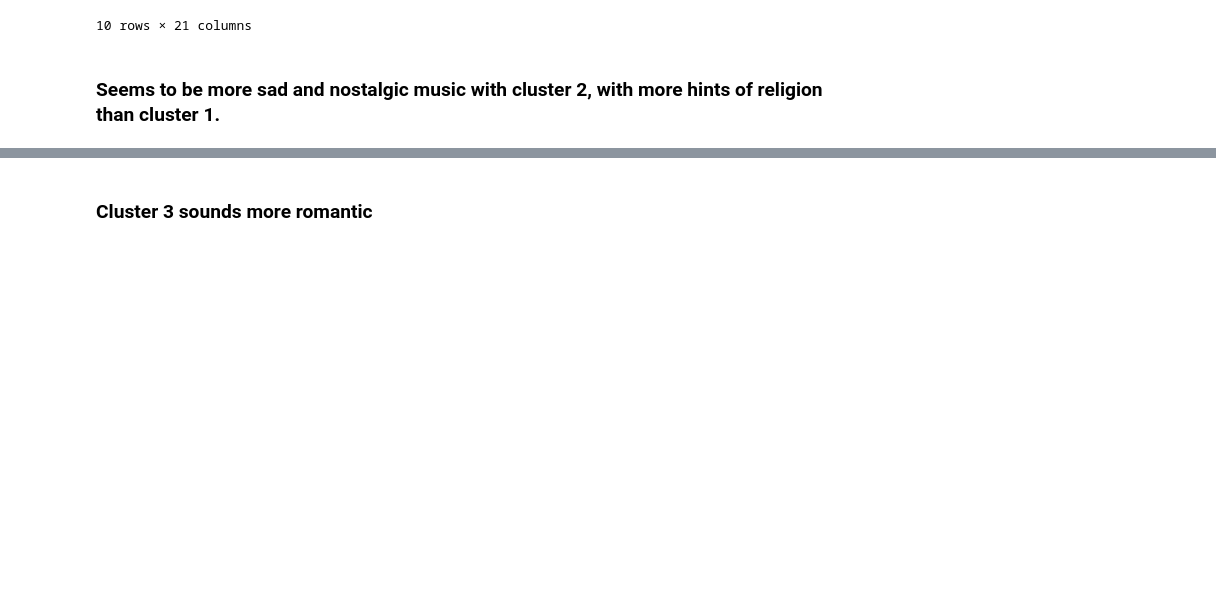
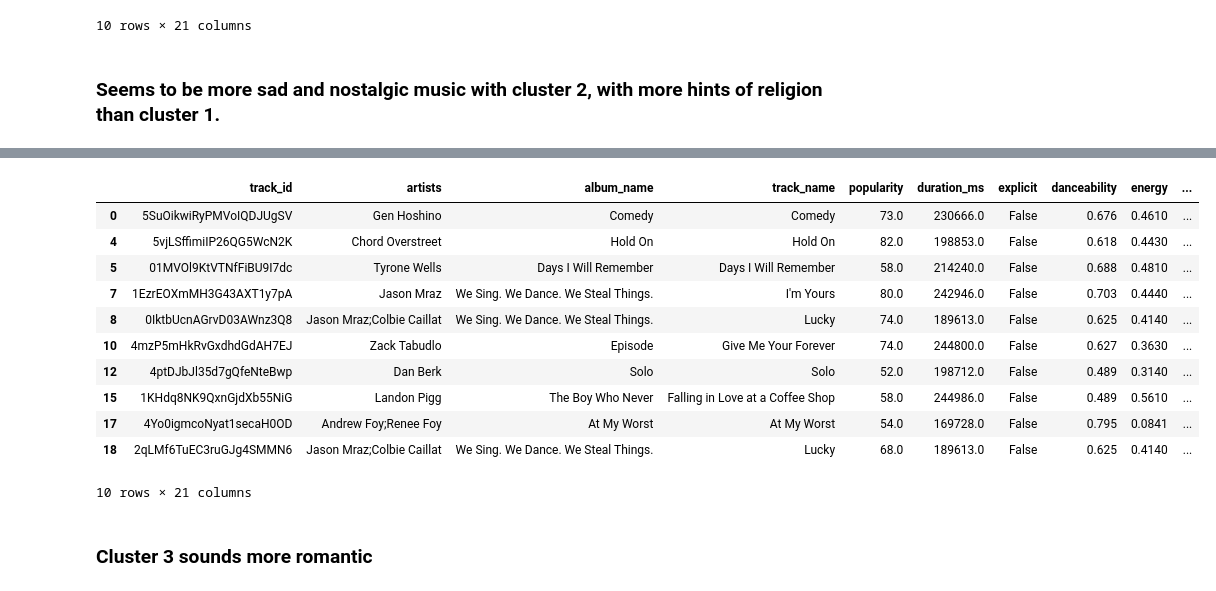
Before and after one commit to sahilalamgir/playlist-generator, a Jupyter notebook: main.ipynb, the cells around one changed output, grey strips where cells are left out. Drawn from its saved outputs; the diff is of its cells as text; code cells hidden in the pictures; blank space fills up the shorter version.

```diff
--- a/main.ipynb
+++ b/main.ipynb
@@ -352,3 +326,18 @@ new_df[new_df["cluster"] == 3][130:150]
+# %%
+df[df["cluster"] == 3].head(10)
+# %% [output]
+|  | track_id | artists | album_name | track_name | popularity | duration_ms | explicit | danceability | energy | ... |
+| 0 | 5SuOikwiRyPMVoIQDJUgSV | Gen Hoshino | Comedy | Comedy | 73.0 | 230666.0 | False | 0.676 | 0.4610 | ... |
+| 4 | 5vjLSffimiIP26QG5WcN2K | Chord Overstreet | Hold On | Hold On | 82.0 | 198853.0 | False | 0.618 | 0.4430 | ... |
+| 5 | 01MVOl9KtVTNfFiBU9I7dc | Tyrone Wells | Days I Will Remember | Days I Will Remember | 58.0 | 214240.0 | False | 0.688 | 0.4810 | ... |
+| 7 | 1EzrEOXmMH3G43AXT1y7pA | Jason Mraz | We Sing. We Dance. We Steal Things. | I'm Yours | 80.0 | 242946.0 | False | 0.703 | 0.4440 | ... |
+| 8 | 0IktbUcnAGrvD03AWnz3Q8 | Jason Mraz;Colbie Caillat | We Sing. We Dance. We Steal Things. | Lucky | 74.0 | 189613.0 | False | 0.625 | 0.4140 | ... |
+| 10 | 4mzP5mHkRvGxdhdGdAH7EJ | Zack Tabudlo | Episode | Give Me Your Forever | 74.0 | 244800.0 | False | 0.627 | 0.3630 | ... |
+| 12 | 4ptDJbJl35d7gQfeNteBwp | Dan Berk | Solo | Solo | 52.0 | 198712.0 | False | 0.489 | 0.3140 | ... |
+| 15 | 1KHdq8NK9QxnGjdXb55NiG | Landon Pigg | The Boy Who Never | Falling in Love at a Coffee Shop | 58.0 | 244986.0 | False | 0.489 | 0.5610 | ... |
+| 17 | 4Yo0igmcoNyat1secaH0OD | Andrew Foy;Renee Foy | At My Worst | At My Worst | 54.0 | 169728.0 | False | 0.795 | 0.0841 | ... |
+| 18 | 2qLMf6TuEC3ruGJg4SMMN6 | Jason Mraz;Colbie Caillat | We Sing. We Dance. We Steal Things. | Lucky | 68.0 | 189613.0 | False | 0.625 | 0.4140 | ... |
+10 rows × 21 columns
 # %% [markdown]
 ### Cluster 3 sounds more romantic
 # %%
```
Also changed, not shown: parts of 21 cells of this notebook.
